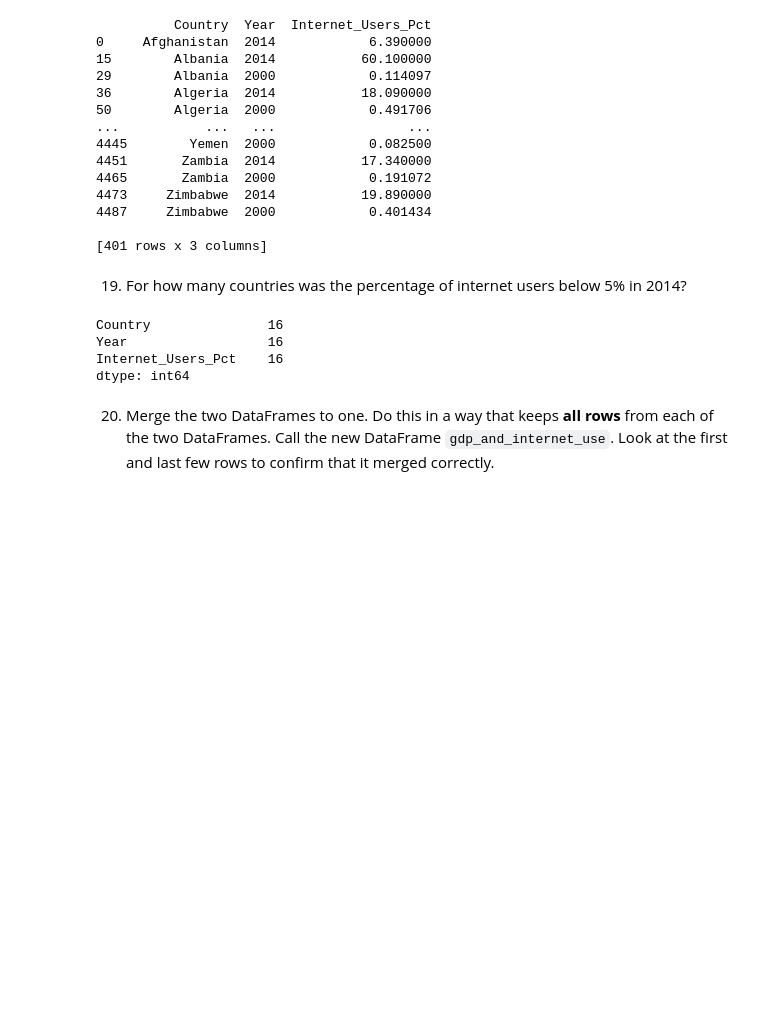
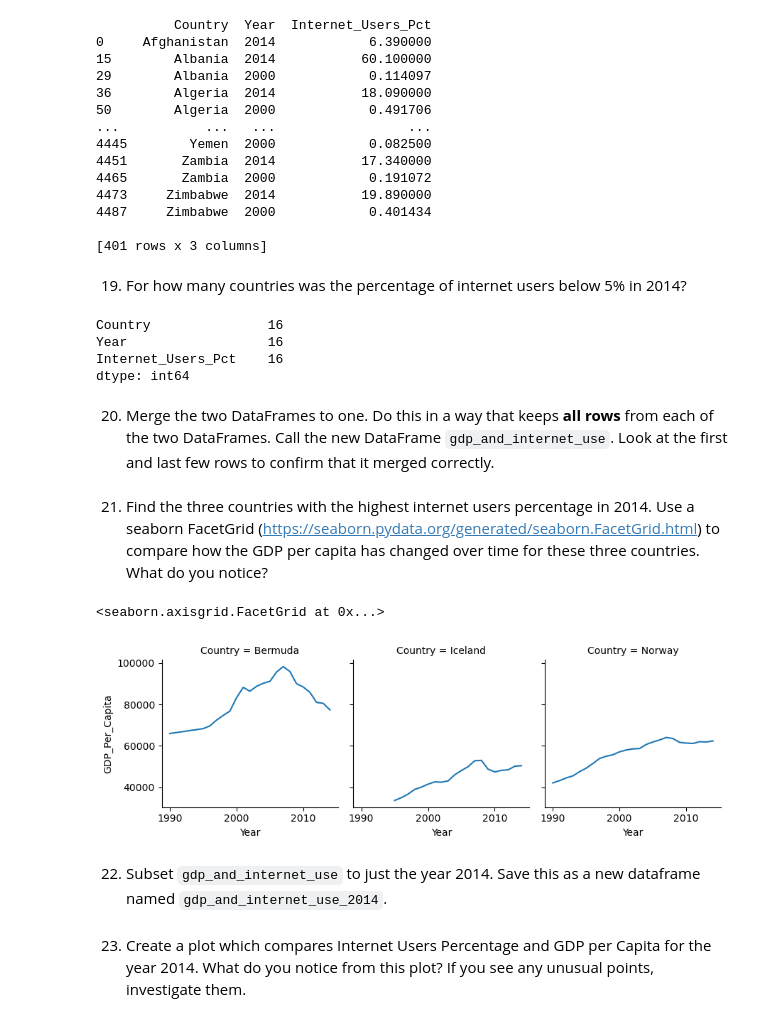
Before and after one commit to Brf0001/gdp-and-internet-usage-Brf0001, a Jupyter notebook: notebook/real_un_project.ipynb, the cells around one changed output. Drawn from its saved outputs; the diff is of its cells as text; code cells hidden in the pictures; blank space fills up the shorter version.

```diff
--- a/notebook/real_un_project.ipynb
+++ b/notebook/real_un_project.ipynb
@@ -293,3 +293,19 @@ Internet_Users_Pct    16
 dtype: int64
 # %% [markdown]
 20. Merge the two DataFrames to one. Do this in a way that keeps **all rows** from each of the two DataFrames. Call the new DataFrame `gdp_and_internet_use`. Look at the first and last few rows to confirm that it merged correctly.
+# %%
+gdp_and_internet_use = pd.merge(gdp_df, internet_df, on = ['Country','Year'])
+# %% [markdown]
+21. Find the three countries with the highest internet users percentage in 2014. Use a seaborn FacetGrid (https://seaborn.pydata.org/generated/seaborn.FacetGrid.html) to compare how the GDP per capita has changed over time for these three countries. What do you notice?
+# %%
+max_2014 = gdp_and_internet_use[(gdp_and_internet_use['Year']==2014)].sort_values('Internet_Users_Pct', ascending=False).head(3)
+max_2014_count = max_2014['Country']
+top_3_int_users = gdp_and_internet_use[gdp_and_internet_use['Country'].isin(max_2014_count)]
+# %%
+g = sns.FacetGrid(top_3_int_users, col= 'Country')
+g.map(sns.lineplot, 'Year', 'GDP_Per_Capita')
+# %% [output]
+<seaborn.axisgrid.FacetGrid at 0x...>
+[figure, added]
+# %% [markdown]
+22. Subset `gdp_and_internet_use` to just the year 2014. Save this as a new dataframe named `gdp_and_internet_use_2014`.
@@ -295,0 +314,2 @@ dtype: int64
+# %% [markdown]
+23. Create a plot which compares Internet Users Percentage and GDP per Capita for the year 2014. What do you notice from this plot? If you see any unusual points, investigate them.
```
Also changed, not shown: parts of 1 cell of this notebook.
